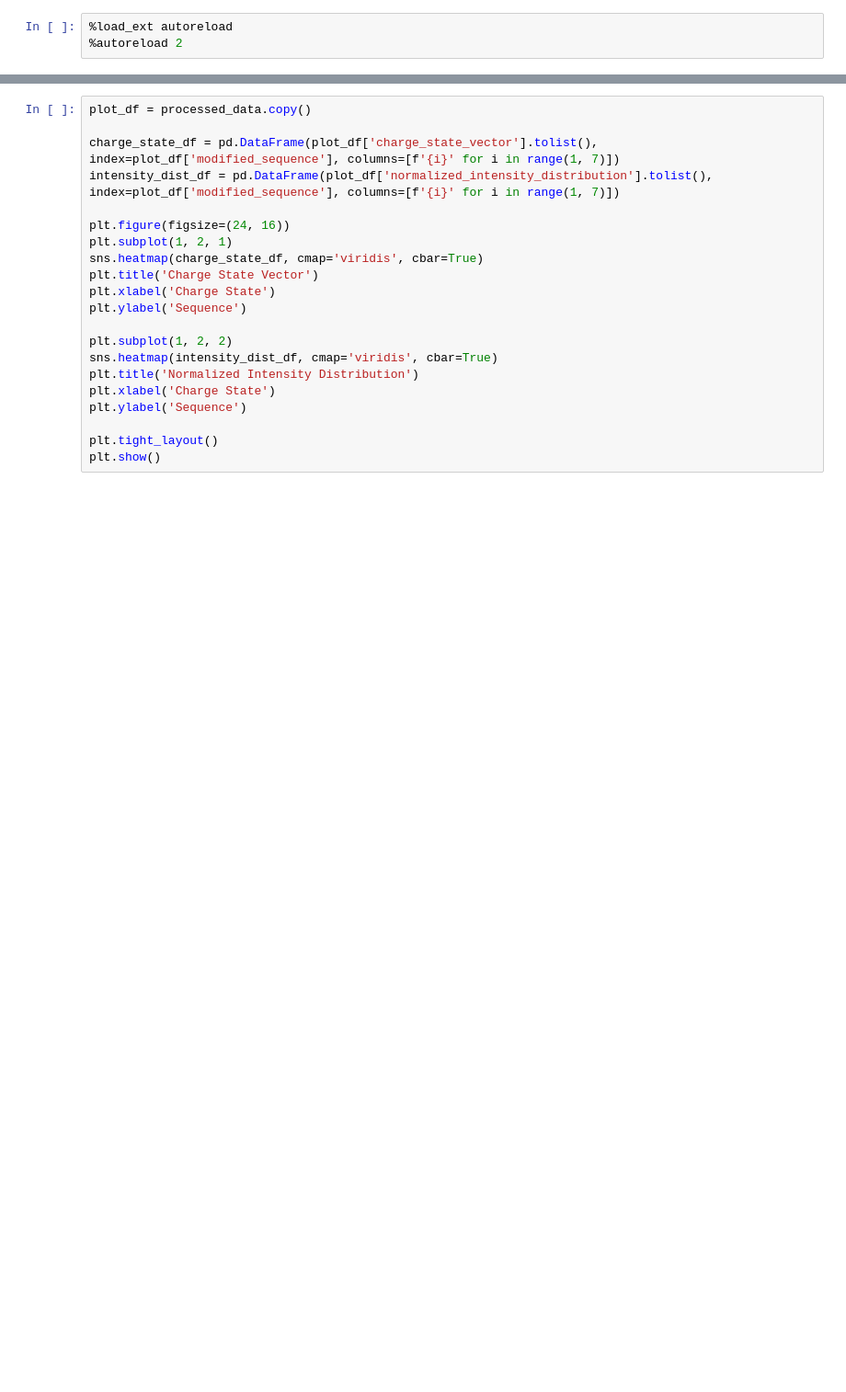
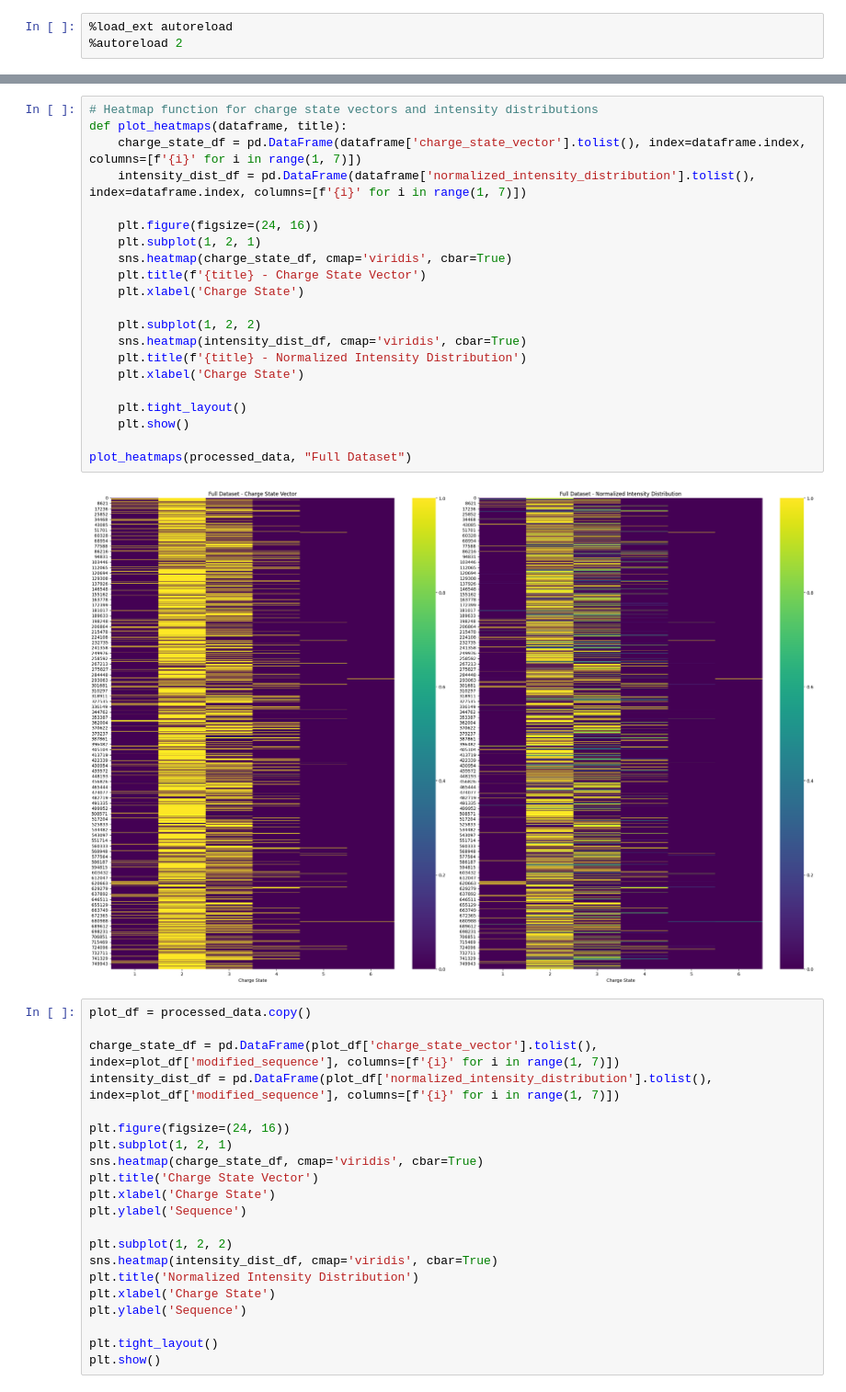
Before and after one commit to wilhelm-lab/dlomix, a Jupyter notebook: src/dlomix/precursor_charge_state_dev/data_split_tests.ipynb, the cells around one changed output, grey strips where cells are left out. Shown at 92% size. Drawn from its saved outputs; the diff is of its cells as text; blank space fills up the shorter version.

```diff
--- a/src/dlomix/precursor_charge_state_dev/data_split_tests.ipynb
+++ b/src/dlomix/precursor_charge_state_dev/data_split_tests.ipynb
@@ -338,3 +220,26 @@ memory usage: 63.6+ MB
+# %%
+# Heatmap function for charge state vectors and intensity distributions
+def plot_heatmaps(dataframe, title):
+    charge_state_df = pd.DataFrame(dataframe['charge_state_vector'].tolist(), index=dataframe.index, columns=[f'{i}' for i in range(1, 7)])
+    intensity_dist_df = pd.DataFrame(dataframe['normalized_intensity_distribution'].tolist(), index=dataframe.index, columns=[f'{i}' for i in range(1, 7)])
+
+    plt.figure(figsize=(24, 16))
+    plt.subplot(1, 2, 1)
+    sns.heatmap(charge_state_df, cmap='viridis', cbar=True)
+    plt.title(f'{title} - Charge State Vector')
+    plt.xlabel('Charge State')
+
+    plt.subplot(1, 2, 2)
+    sns.heatmap(intensity_dist_df, cmap='viridis', cbar=True)
+    plt.title(f'{title} - Normalized Intensity Distribution')
+    plt.xlabel('Charge State')
+
+    plt.tight_layout()
+    plt.show()
+
+plot_heatmaps(processed_data, "Full Dataset")
+# %% [output]
+[figure, added]
 # %%
 plot_df = processed_data.copy()
 
```
Also changed, not shown: parts of 24 cells of this notebook, 3 other files.
